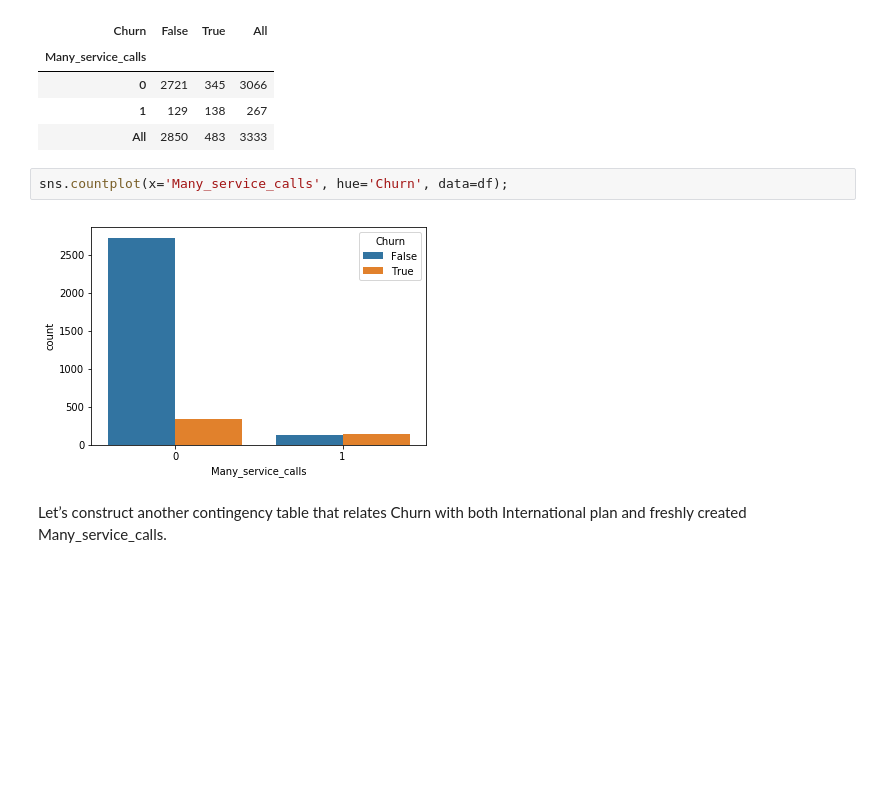
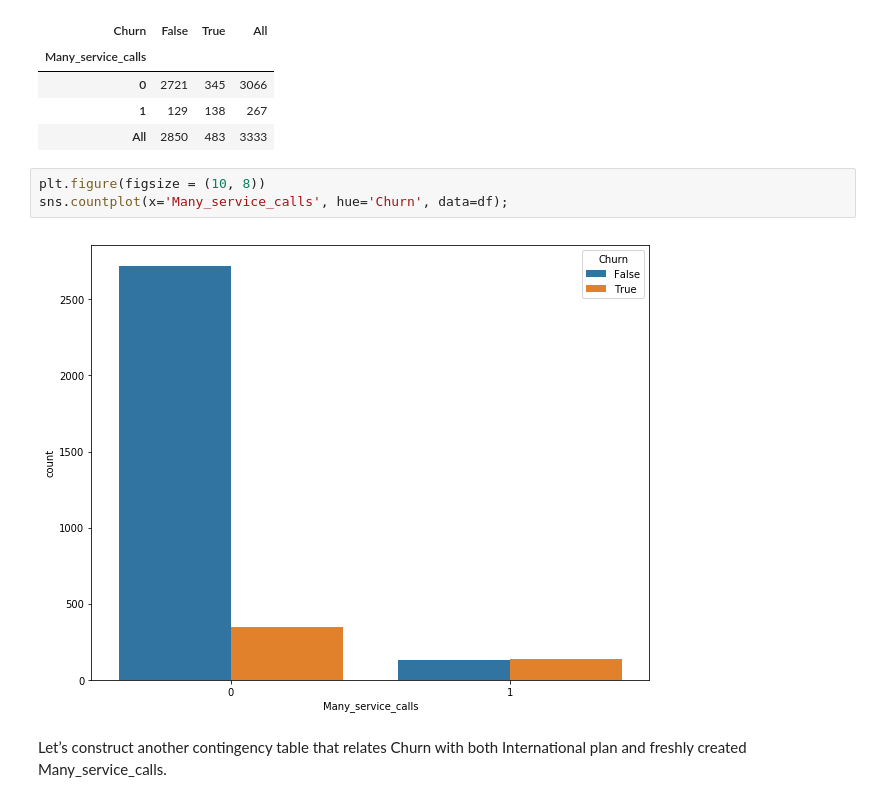
Before and after one commit to udohsolomon/My_python_deliberate_practice, a Jupyter notebook: Python Deliberate Practice Day7 - Churn prediction.ipynb, the cells around one changed output. Drawn from its saved outputs; the diff is of its cells as text; blank space fills up the shorter version.

```diff
--- a/Python Deliberate Practice Day7 - Churn prediction.ipynb
+++ b/Python Deliberate Practice Day7 - Churn prediction.ipynb
@@ -547,9 +548,10 @@ pd.crosstab(df['Many_service_calls'], df['Churn'], margins=True)
 | 1 | 129 | 138 | 267 |
 | All | 2850 | 483 | 3333 |
 # %%
+plt.figure(figsize = (10, 8))
 sns.countplot(x='Many_service_calls', hue='Churn', data=df);
 # %% [output]
-[figure, old version]
+[figure, new version]
 # %% [markdown]
 Let’s construct another contingency table that relates Churn with both International plan and freshly created Many_service_calls.
 # %%
```
Also changed, not shown: parts of 1 cell of this notebook.
